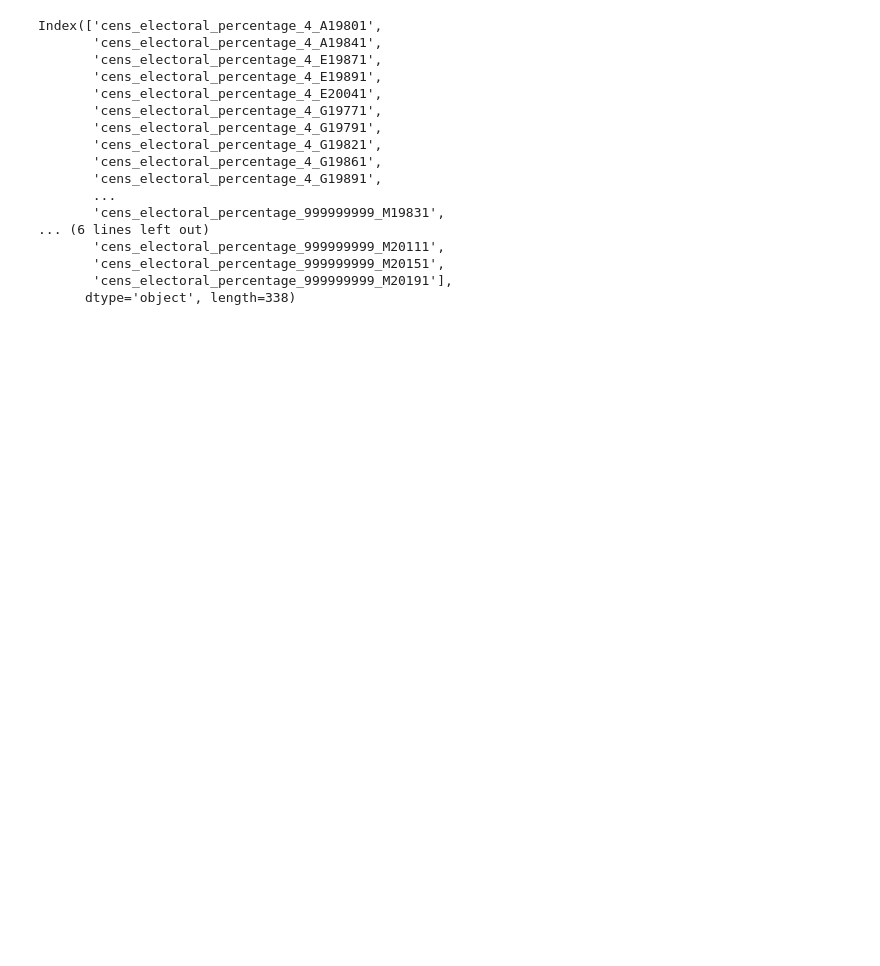
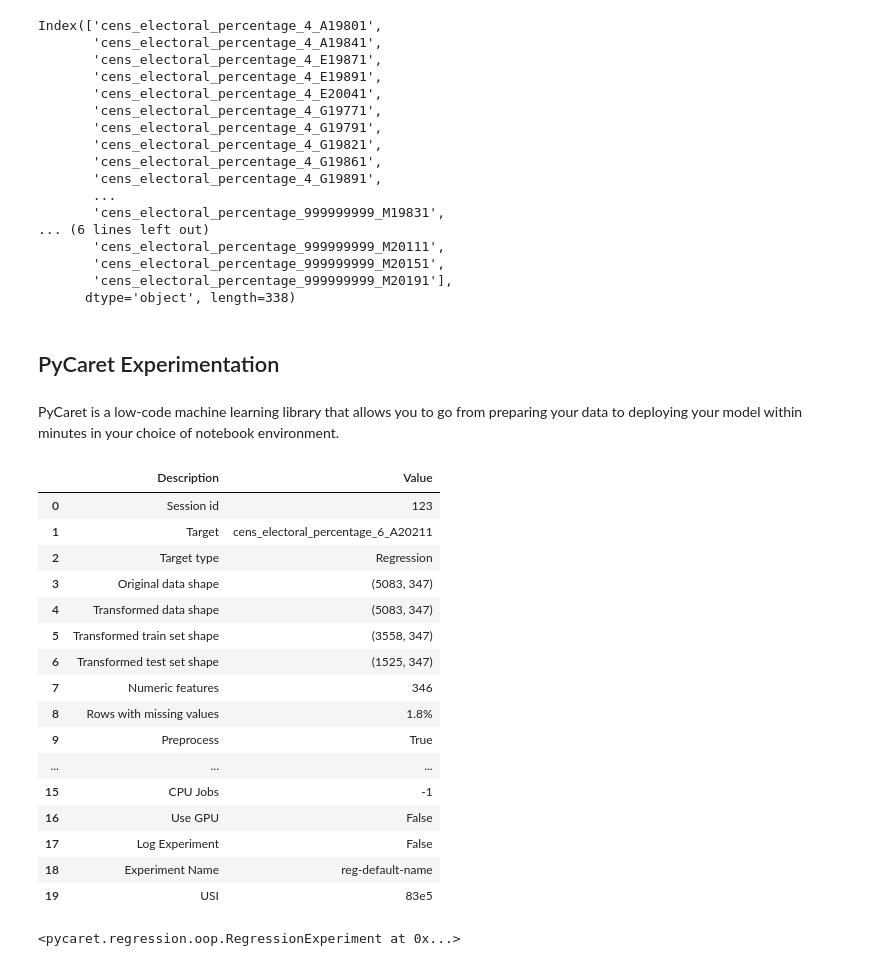
Before and after one commit to guillempla/catalan-elections-forecasting, a Jupyter notebook: src/study_data/create-simple-model.ipynb, the cells around one changed output. Cells and saved outputs as stored; diff of their text form; code cells hidden in the pictures; blank space fills up the shorter version.

```diff
--- a/src/study_data/create-simple-model.ipynb
+++ b/src/study_data/create-simple-model.ipynb
@@ -341,3 +417,7 @@ Index(['cens_electoral_percentage_4_A19801',
        'cens_electoral_percentage_999999999_M20151',
        'cens_electoral_percentage_999999999_M20191'],
       dtype='object', length=338)
+# %% [markdown]
+## PyCaret Experimentation
+# %% [markdown]
+PyCaret is a low-code machine learning library that allows you to go from preparing your data to deploying your model within minutes in your choice of notebook environment.
@@ -343,0 +428,24 @@ Index(['cens_electoral_percentage_4_A19801',
+# %%
+from pycaret.regression import RegressionExperiment
+
+s = RegressionExperiment()
+s.setup(df_filtered, target = target_list[0], session_id = 123)
+# %% [output]
+|  | Description | Value |
+| 0 | Session id | 123 |
+| 1 | Target | cens_electoral_percentage_6_A20211 |
+| 2 | Target type | Regression |
+| 3 | Original data shape | (5083, 347) |
+| 4 | Transformed data shape | (5083, 347) |
+| 5 | Transformed train set shape | (3558, 347) |
+| 6 | Transformed test set shape | (1525, 347) |
+| 7 | Numeric features | 346 |
+| 8 | Rows with missing values | 1.8% |
+| 9 | Preprocess | True |
+| ... | ... | ... |
+| 15 | CPU Jobs | -1 |
+| 16 | Use GPU | False |
+| 17 | Log Experiment | False |
+| 18 | Experiment Name | reg-default-name |
+| 19 | USI | 83e5 |
+<pycaret.regression.oop.RegressionExperiment at 0x...>
```
Also changed, not shown: parts of 24 cells of this notebook.
